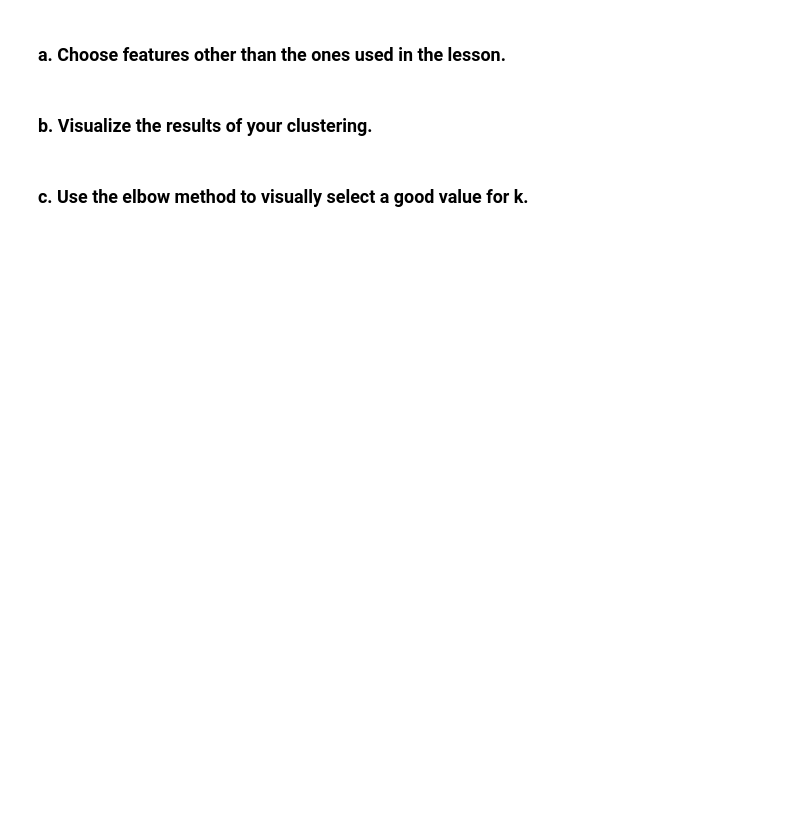
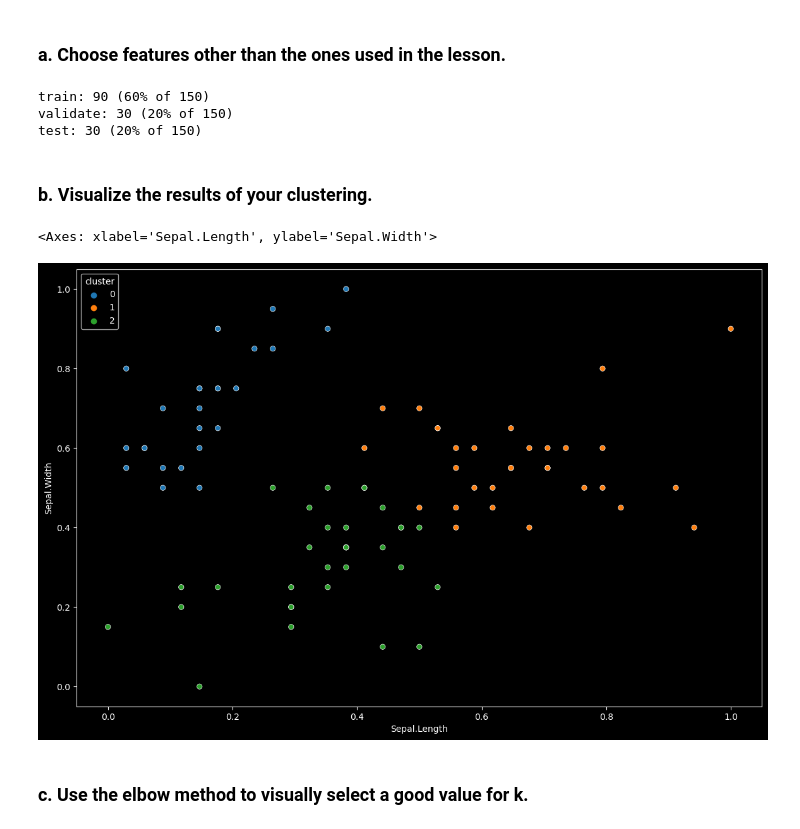
Before and after one commit to Zacharia-Schmitz/clustering-exercises, a Jupyter notebook: modeling.ipynb, the cells around one changed output. Saved outputs shown, nothing was run; the diff lists cells and outputs as text; code cells hidden in the pictures; blank space fills up the shorter version.

```diff
--- a/modeling.ipynb
+++ b/modeling.ipynb
@@ -12,6 +38,31 @@ Using this lesson as a guide, perform clustering on the iris dataset.
 # %% [markdown]
 ### a. Choose features other than the ones used in the lesson.
+# %%
+# Choose features
+feats = iris[['Sepal.Length', 'Sepal.Width']]
+# %%
+# Split into train, validate, test
+train, validate, test = w.split_data(feats)
+# %% [output]
+train: 90 (60% of 150)
+validate: 30 (20% of 150)
+test: 30 (20% of 150)
+# %%
+# Scale using MinMax
+train_mm, validate_mm, test_mm = w.multi_scaler(train, validate, test, scaler='MM')
+# %%
+# Fit model using Kmeans and predict
+kmeans = KMeans(n_clusters=3)
+kmeans.fit(train_mm)
+train_mm['cluster'] = kmeans.predict(train_mm)
 # %% [markdown]
 ### b. Visualize the results of your clustering.
+# %%
+# Viz the cluster
+plt.figure(figsize=(14, 9))
+sns.scatterplot(x='Sepal.Length', y='Sepal.Width', data=train_mm, hue='cluster', palette='tab10')
+# %% [output]
+<Axes: xlabel='Sepal.Length', ylabel='Sepal.Width'>
+[figure, added]
 # %% [markdown]
 ### c. Use the elbow method to visually select a good value for k.
```
Also changed, not shown: parts of 26 cells of this notebook.
